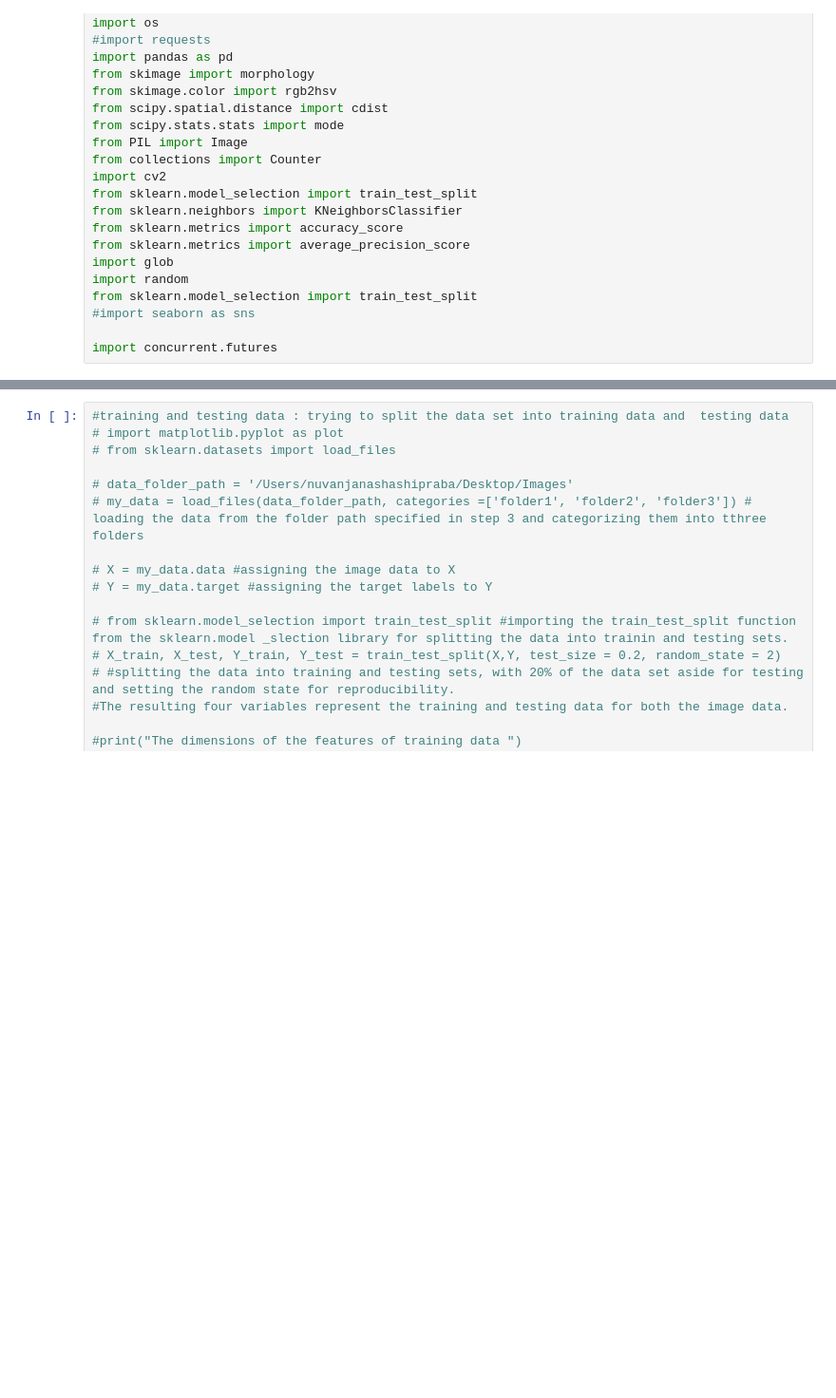
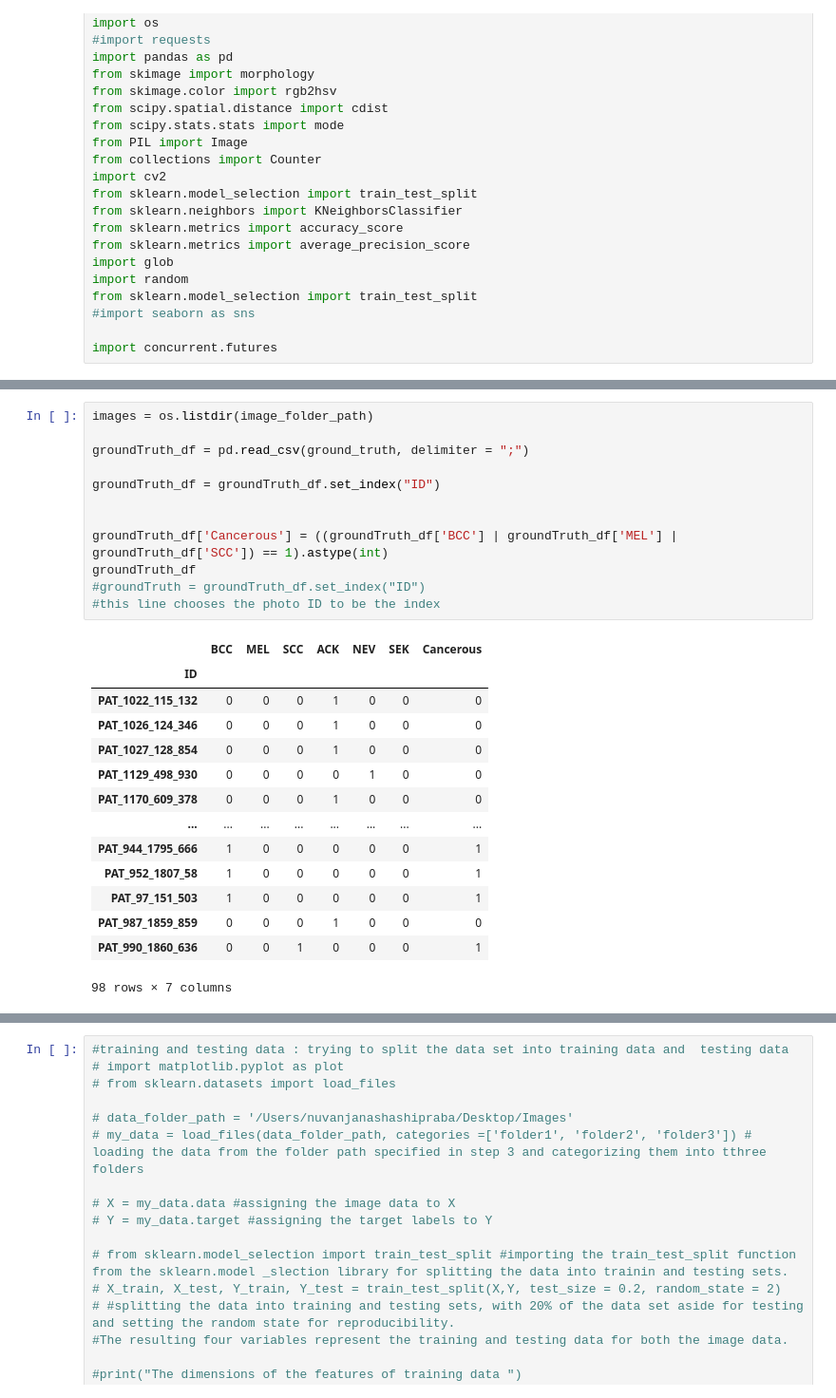
Before and after one commit to aminemine31/cherry2, a Jupyter notebook: G14mainnotebookversion-2.ipynb, the cells around one changed output, grey strips where cells are left out. Shown at 95% size. Cells and saved outputs as stored; diff of their text form; blank space fills up the shorter version.

```diff
--- a/G14mainnotebookversion-2.ipynb
+++ b/G14mainnotebookversion-2.ipynb
@@ -37,0 +36,27 @@ ground_truth = '/Users/theakaroline/Documents/GitHub/Cherry2/ground_truth.csv'
+# %%
+images = os.listdir(image_folder_path)
+
+groundTruth_df = pd.read_csv(ground_truth, delimiter = ";")
+
+groundTruth_df = groundTruth_df.set_index("ID")
+
+
+groundTruth_df['Cancerous'] = ((groundTruth_df['BCC'] | groundTruth_df['MEL'] | groundTruth_df['SCC']) == 1).astype(int)
+groundTruth_df
+#groundTruth = groundTruth_df.set_index("ID")
+#this line chooses the photo ID to be the index
+# %% [output]
+|  | BCC | MEL | SCC | ACK | NEV | SEK | Cancerous |
+| ID |  |  |  |  |  |  |  |
+| PAT_1022_115_132 | 0 | 0 | 0 | 1 | 0 | 0 | 0 |
+| PAT_1026_124_346 | 0 | 0 | 0 | 1 | 0 | 0 | 0 |
+| PAT_1027_128_854 | 0 | 0 | 0 | 1 | 0 | 0 | 0 |
+| PAT_1129_498_930 | 0 | 0 | 0 | 0 | 1 | 0 | 0 |
+| PAT_1170_609_378 | 0 | 0 | 0 | 1 | 0 | 0 | 0 |
+| ... | ... | ... | ... | ... | ... | ... | ... |
+| PAT_944_1795_666 | 1 | 0 | 0 | 0 | 0 | 0 | 1 |
+| PAT_952_1807_58 | 1 | 0 | 0 | 0 | 0 | 0 | 1 |
+| PAT_97_151_503 | 1 | 0 | 0 | 0 | 0 | 0 | 1 |
+| PAT_987_1859_859 | 0 | 0 | 0 | 1 | 0 | 0 | 0 |
+| PAT_990_1860_636 | 0 | 0 | 1 | 0 | 0 | 0 | 1 |
+98 rows × 7 columns
```
Also changed, not shown: parts of 31 cells of this notebook.
